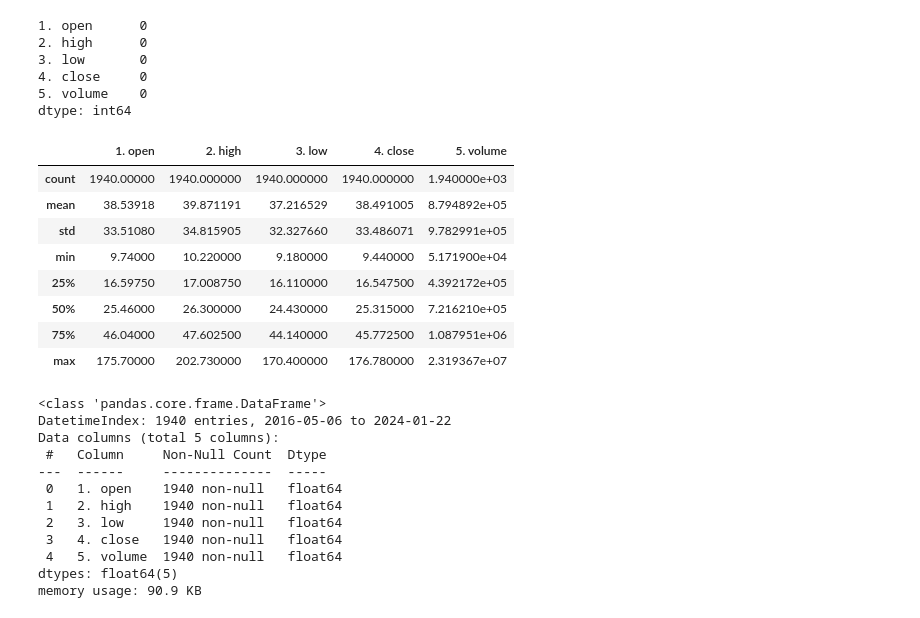
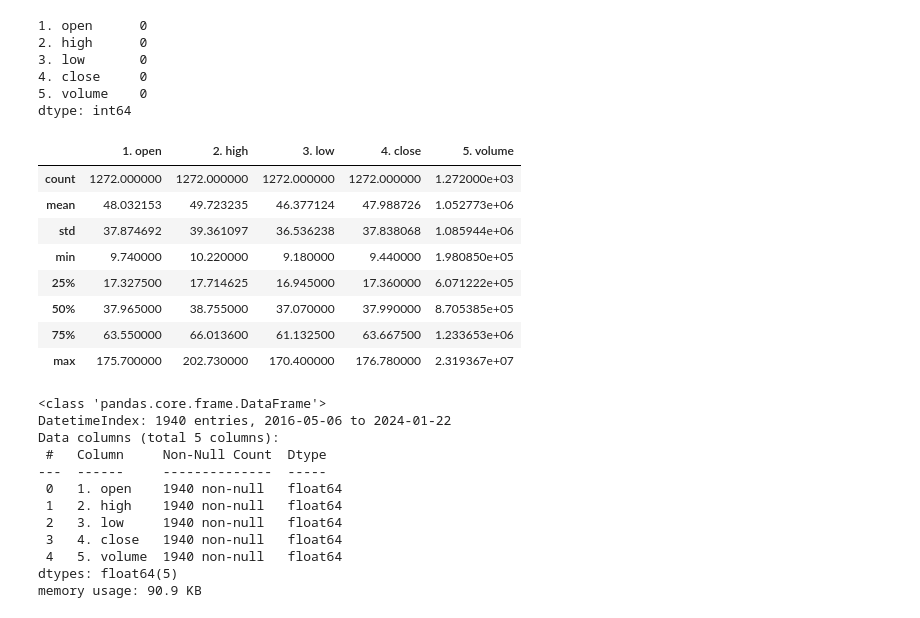
Before and after one commit to omnidox/Stock-Price-Prediction-Project, a Jupyter notebook: Stock_Prediction.ipynb, the cells around one changed output. Cells and saved outputs as stored; diff of their text form; code cells hidden in the pictures.

```diff
--- a/Stock_Prediction.ipynb
+++ b/Stock_Prediction.ipynb
@@ -293,17 +293,17 @@ stock_data['NIO'].isna().sum()
 5. volume    0
 dtype: int64
 # %%
-stock_data['NTLA'].describe()
+stock_data['NTLA']['2019':'2024'].describe()
 # %% [output]
 |  | 1. open | 2. high | 3. low | 4. close | 5. volume |
-| count | 1940.00000 | 1940.000000 | 1940.000000 | 1940.000000 | 1.940000e+03 |
-| mean | 38.53918 | 39.871191 | 37.216529 | 38.491005 | 8.794892e+05 |
-| std | 33.51080 | 34.815905 | 32.327660 | 33.486071 | 9.782991e+05 |
-| min | 9.74000 | 10.220000 | 9.180000 | 9.440000 | 5.171900e+04 |
-| 25% | 16.59750 | 17.008750 | 16.110000 | 16.547500 | 4.392172e+05 |
-| 50% | 25.46000 | 26.300000 | 24.430000 | 25.315000 | 7.216210e+05 |
-| 75% | 46.04000 | 47.602500 | 44.140000 | 45.772500 | 1.087951e+06 |
-| max | 175.70000 | 202.730000 | 170.400000 | 176.780000 | 2.319367e+07 |
+| count | 1272.000000 | 1272.000000 | 1272.000000 | 1272.000000 | 1.272000e+03 |
+| mean | 48.032153 | 49.723235 | 46.377124 | 47.988726 | 1.052773e+06 |
+| std | 37.874692 | 39.361097 | 36.536238 | 37.838068 | 1.085944e+06 |
+| min | 9.740000 | 10.220000 | 9.180000 | 9.440000 | 1.980850e+05 |
+| 25% | 17.327500 | 17.714625 | 16.945000 | 17.360000 | 6.071222e+05 |
+| 50% | 37.965000 | 38.755000 | 37.070000 | 37.990000 | 8.705385e+05 |
+| 75% | 63.550000 | 66.013600 | 61.132500 | 63.667500 | 1.233653e+06 |
+| max | 175.700000 | 202.730000 | 170.400000 | 176.780000 | 2.319367e+07 |
 # %%
 stock_data['NTLA'].info()
 # %% [output]
```
Also changed, not shown: parts of 19 cells of this notebook, 1 other file.
